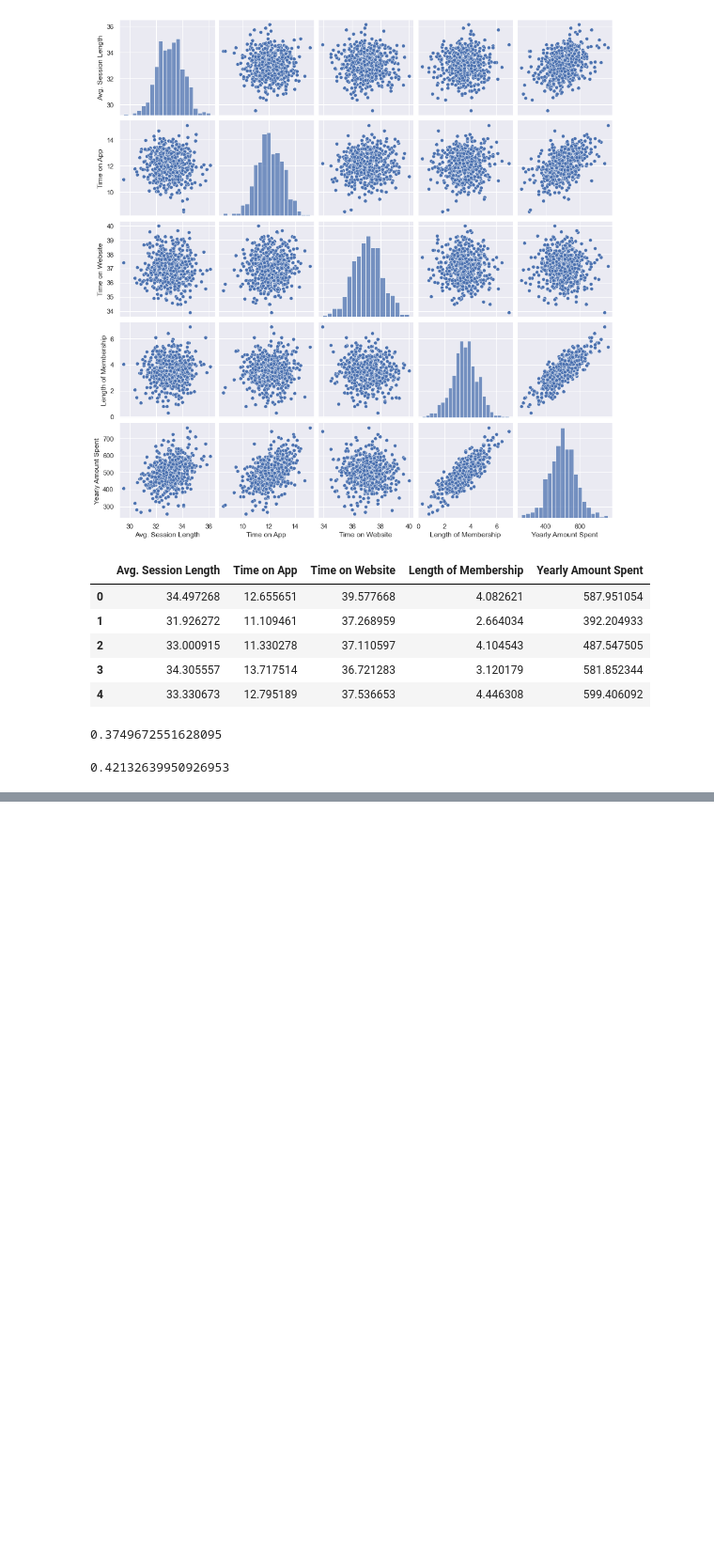
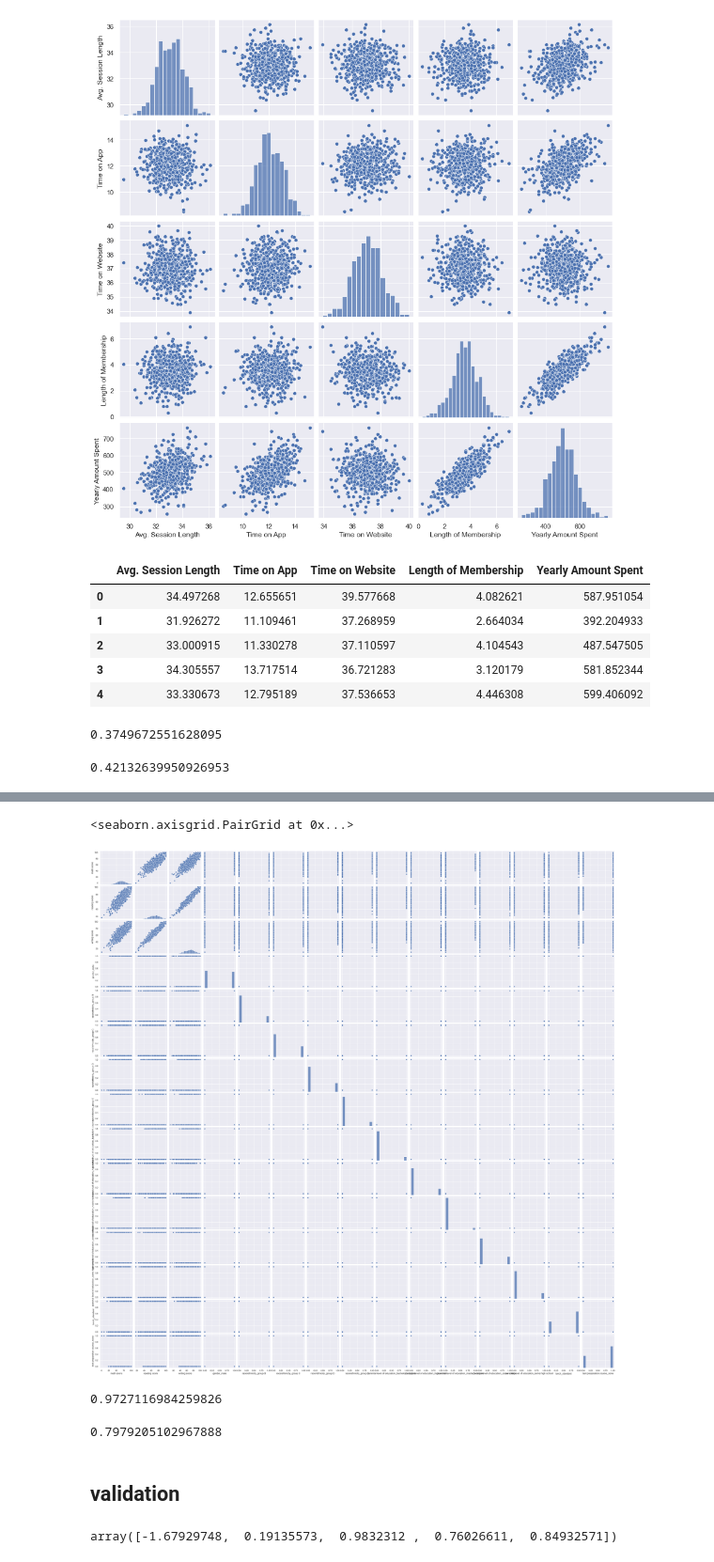
Before and after one commit to vvseva/DS_DAPS, a Jupyter notebook: 4-lab/4-prediction.ipynb, the cells around one changed output, grey strips where cells are left out. Shown at 94% size. Drawn from its saved outputs; the diff is of its cells as text; code cells hidden in the pictures; blank space fills up the shorter version.

```diff
--- a/4-lab/4-prediction.ipynb
+++ b/4-lab/4-prediction.ipynb
@@ -403,3 +412,9 @@ reg.score(X_train, y_train)
 reg.score(X_test, y_test)
 # %% [output]
 0.42132639950926953
+# %%
+df = pd.read_csv("StudentsPerformance.csv")
+df_dumm = pd.get_dummies(df,
+                         columns = ['gender', 'race/ethnicity', 'parental level of education',
+                                    'lunch', 'test preparation course'], drop_first=True)
+df_dumm.head()
@@ -405,0 +428,5 @@ reg.score(X_test, y_test)
+# %%
+sns.pairplot(df_dumm)
+# %% [output]
+<seaborn.axisgrid.PairGrid at 0x...>
+[figure, added]
@@ -405,0 +438,18 @@ reg.score(X_test, y_test)
+# %%
+from sklearn.linear_model import LinearRegression
+reg = LinearRegression().fit(X_train, y_train)
+reg.score(X_train, y_train)
+# %% [output]
+0.9727116984259826
+# %%
+reg.score(X_test, y_test)
+# %% [output]
+0.7979205102967888
+# %% [markdown]
+## validation
+# %%
+from sklearn.model_selection import cross_val_score
+scores = cross_val_score(reg, X_train, y_train, cv=5)
+scores
+# %% [output]
+array([-1.67929748,  0.19135573,  0.9832312 ,  0.76026611,  0.84932571])
```
Also changed, not shown: parts of 10 cells of this notebook.
